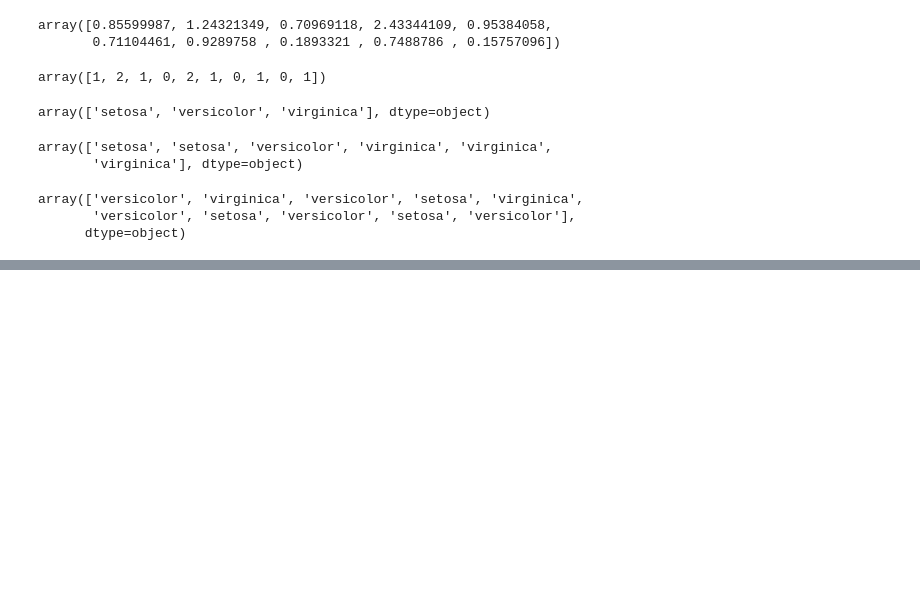
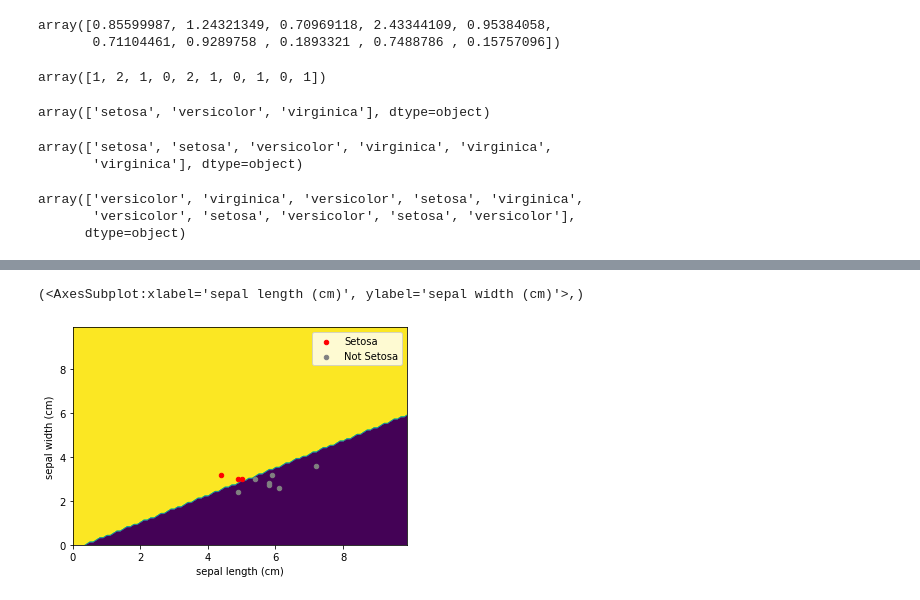
Before and after one commit to cs320-wisc/s22, a Jupyter notebook: lec/34 Classification 1/lec1.ipynb, the cells around one changed output, grey strips where cells are left out. Drawn from its saved outputs; the diff is of its cells as text; code cells hidden in the pictures; blank space fills up the shorter version.

```diff
--- a/lec/34 Classification 1/lec1.ipynb
+++ b/lec/34 Classification 1/lec1.ipynb
@@ -279,0 +363,2 @@ array(['versicolor', 'virginica', 'versicolor', 'setosa', 'virginica',
+# %%
+X, Y = np.meshgrid(np.arange(0, 10, 0.1), np.arange(0, 10, 0.1))
@@ -279,0 +369,9 @@ array(['versicolor', 'virginica', 'versicolor', 'setosa', 'virginica',
+# %%
+predict_df = pd.DataFrame({
+    'sepal length (cm)': X.reshape(-1),
+    'sepal width (cm)': Y.reshape(-1),
+    'const': 1
+})
+
+predict_df["prediction"] = cls.predict(predict_df)
+predict_df.head()
@@ -279,0 +389,13 @@ array(['versicolor', 'virginica', 'versicolor', 'setosa', 'virginica',
+# %%
+Z = predict_df["prediction"].values.reshape(X.shape)
+plt.contourf(X, Y, Z, levels=100)
+
+setosa_df = test[test["variety"] == "setosa"]
+other_df = test[test["variety"] != "setosa"]
+setosa_df.plot.scatter(x="sepal length (cm)", y="sepal width (cm)",
+                       ax=plt.gca(), color="red", label="Setosa")
+other_df.plot.scatter(x="sepal length (cm)", y="sepal width (cm)",
+                      ax=plt.gca(), color="gray", label="Not Setosa"),
+# %% [output]
+(<AxesSubplot:xlabel='sepal length (cm)', ylabel='sepal width (cm)'>,)
+[figure, added]
```
Also changed, not shown: parts of 34 cells of this notebook, 1 other file.
